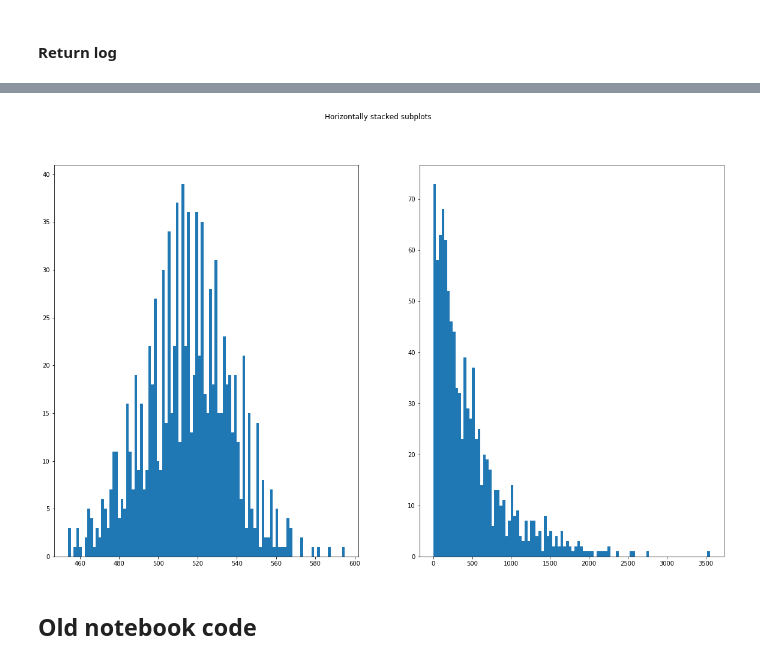
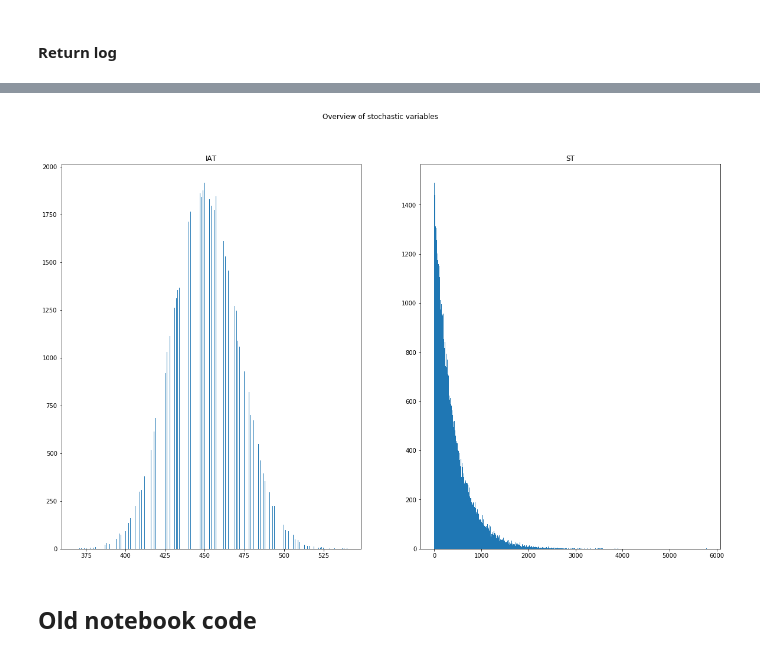
Before and after one commit to TUDelft-CITG/OpenQTSim, a Jupyter notebook: notebooks/Basic Queue using package.ipynb, the cells around one changed output, grey strips where cells are left out. Cells and saved outputs as stored; diff of their text form; code cells hidden in the pictures.

```diff
--- a/notebooks/Basic Queue using package.ipynb
+++ b/notebooks/Basic Queue using package.ipynb
@@ -15,9 +17,12 @@ import queueing
 #### Specify the long term average IAT and ST in seconds
 # %%
 # arrivals and services
-arrivals_per_hour = 8
-services_per_hour = 9
+arrivals_per_hour = 8  # lambda
+services_per_hour = 9  # mu
 
 # inter arrival times and service times
-aver_IAT_in_secs = 3600/(8 - 1)
-aver_ST_in_secs = 3600/(9 - 1)
+aver_IAT_in_secs = 3600 / arrivals_per_hour
+aver_ST_in_secs = 3600 / services_per_hour
+
+print(aver_IAT_in_secs)
+print(aver_ST_in_secs)
@@ -37,5 +45,5 @@ sim = queueing.simulation(q)
 ### 3. Run the simulation
 # %%
 %%time
-sim.run(1000000) # nr is the number of customers that will arrive at the server
+sim.run(100000) # nr is the number of customers that will arrive at the server
 # %% [output]
@@ -188,11 +126,10 @@ sim.return_log()
 # %%
-import matplotlib.pyplot as plt
+fig, (ax1, ax2) = plt.subplots(1, 2, figsize=(20, 12))
 
-fig, (ax1, ax2) = plt.subplots(1, 2, figsize=(20, 12))
-fig.suptitle('Horizontally stacked subplots')
-ax1.hist(sim.log["IAT"],100);
-ax2.hist(sim.log["ST"],100);
+fig.suptitle('Overview of stochastic variables')
+ax1.hist(sim.log["IAT"],1000); ax1.set_title('IAT');
+ax2.hist(sim.log["ST"],1000); ax2.set_title('ST');
 # %% [output]
-[figure, old version]
+[figure, new version]
 # %% [markdown]
 ## Old notebook code
```
Also changed, not shown: parts of 11 cells of this notebook, 2 other files.
